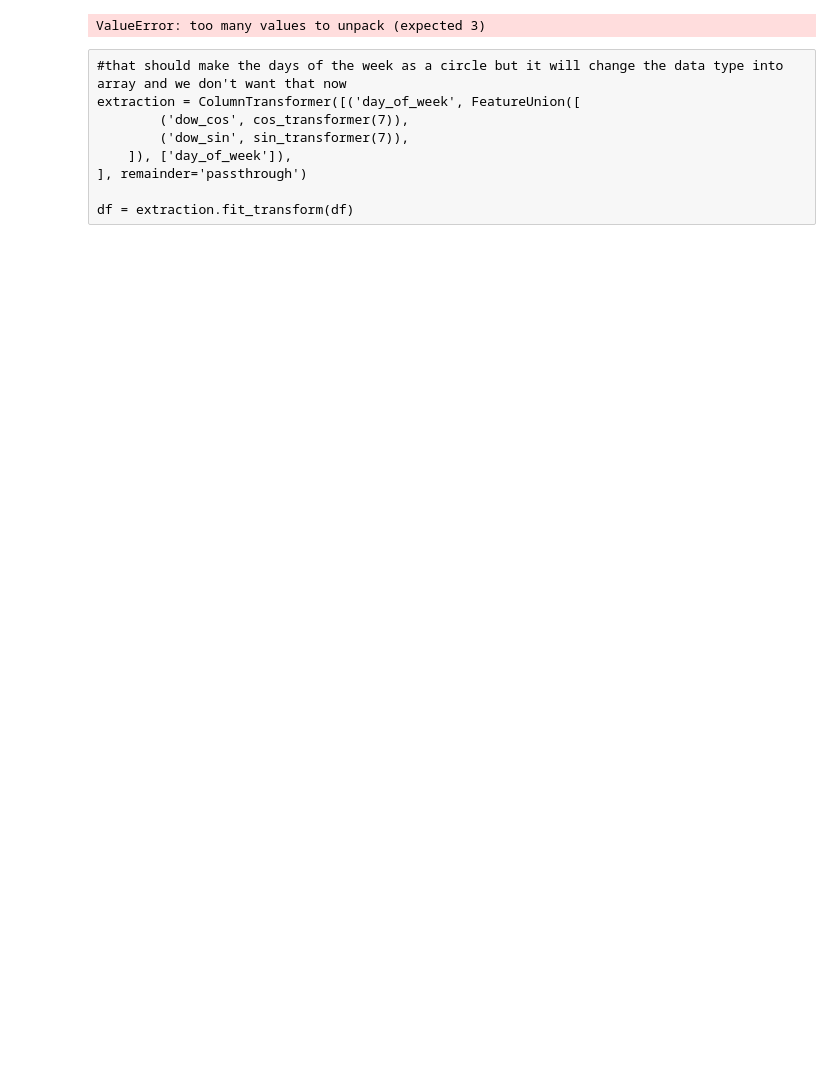
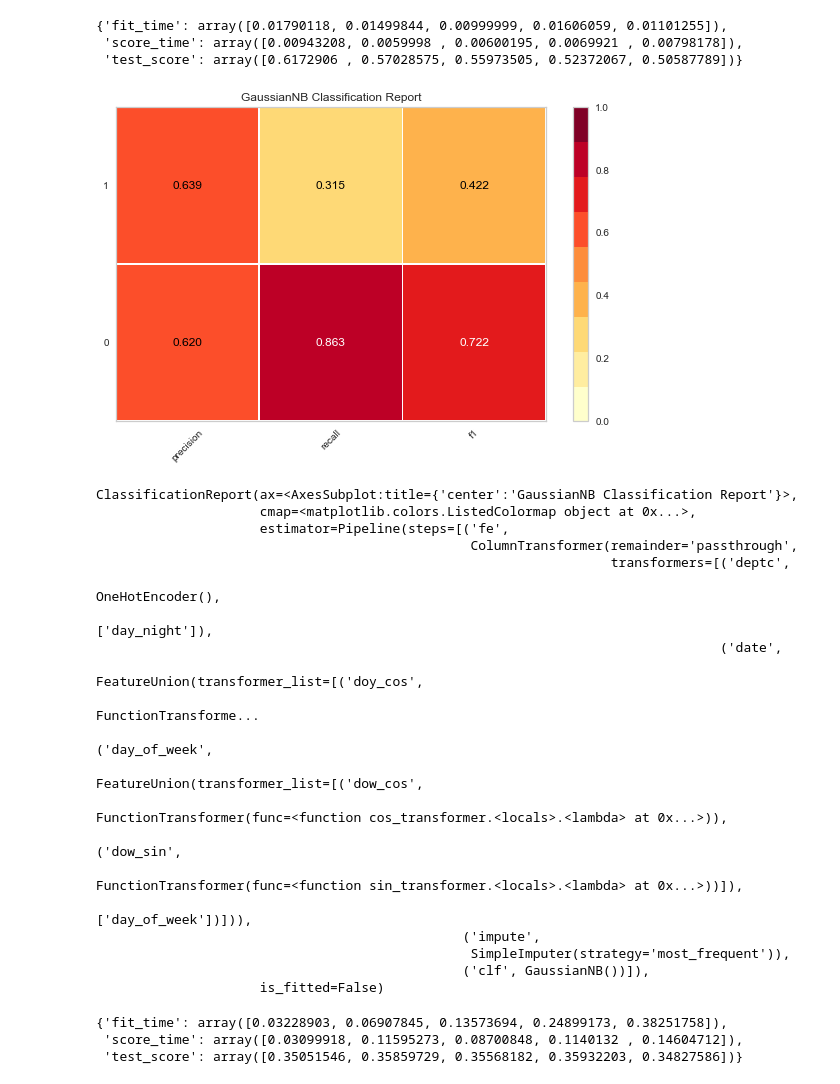
Before and after one commit to georgetown-analytics/MLB, a Jupyter notebook: ML_Wrangling.ipynb, the cells around one changed output. Drawn from its saved outputs; the diff is of its cells as text; code cells hidden in the pictures; blank space fills up the shorter version.

Commit message:
ML models and vis

```diff
--- a/ML_Wrangling.ipynb
+++ b/ML_Wrangling.ipynb
@@ -50 +114,8 @@ df = df[df.columns.drop(list(df.filter(regex='name')))]
+# %%
+X = df_2[features]
+y = Binarizer(threshold=0.0).fit_transform([target])[0]
+# %%
+X_train, X_test, y_train, y_test = train_test_split(
+    X, y, test_size=0.2
+)
 # %%
@@ -110,21 +136,15 @@ def sin_transformer(period):
 def cos_transformer(period):
     return FunctionTransformer(lambda x: np.cos(x / period * 2 * np.pi))
 # %%
-# encode special columns that don't have any value connected with other columns
-# unfotinatly it gave an error that so many data to unpack so I will sperate them
+
 extraction = ColumnTransformer([
-    ('lbs', LabelEncoder(), ['acquisition_info'],["park_id"]),
-    ('date', FeatureUnion([
+     ('deptc', OneHotEncoder(), ['day_night']),
+     ('date', FeatureUnion([
         ('doy_cos', cos_transformer(365)),
         ('doy_sin', sin_transformer(365)),
     ]), ['date']),
-    ('deptc', OneHotEncoder(), ['day_night'], ["forefeit"],["protest"]),
     ('day_of_week', FeatureUnion([
         ('dow_cos', cos_transformer(7)),
         ('dow_sin', sin_transformer(7)),
     ]), ['day_of_week']),
 ], remainder='passthrough')
-
-df = extraction.fit_transform(df)
-# %% [output]
-ValueError: too many values to unpack (expected 3)
@@ -145,9 +150,0 @@ df['protest'] = lable.fit_transform(df['protest'])
-# %% [raw]
-#that should make the days of the week as a circle but it will change the data type into array and we don't want that now
-extraction = ColumnTransformer([('day_of_week', FeatureUnion([
-        ('dow_cos', cos_transformer(7)),
-        ('dow_sin', sin_transformer(7)),
-    ]), ['day_of_week']),
-], remainder='passthrough')
-
-df = extraction.fit_transform(df)
@@ -155,0 +151,46 @@ df.to_csv("ML_wranlge.csv",index=False)
+# %%
+model1 = Pipeline([
+    ('fe', extraction),
+    ('impute', SimpleImputer(strategy="most_frequent")),
+    ('clf', GaussianNB()),
+])
+cross_validate(model1, X_train, y_train, cv=TimeSeriesSplit(), scoring='f1_macro')
+# %% [output]
+{'fit_time': array([0.01790118, 0.01499844, 0.00999999, 0.01606059, 0.01101255]),
+ 'score_time': array([0.00943208, 0.0059998 , 0.00600195, 0.0069921 , 0.00798178]),
+ 'test_score': array([0.6172906 , 0.57028575, 0.55973505, 0.52372067, 0.50587789])}
+# %%
+classification_report(model1, X_train, y_train, X_test, y_test, is_fitted=False)
+# %% [output]
+[figure, added]
+ClassificationReport(ax=<AxesSubplot:title={'center':'GaussianNB Classification Report'}>,
+                     cmap=<matplotlib.colors.ListedColormap object at 0x...>,
+                     estimator=Pipeline(steps=[('fe',
+                                                ColumnTransformer(remainder='passthrough',
+                                                                  transformers=[('deptc',
+                                                                                 OneHotEncoder(),
+                                                                                 ['day_night']),
+                                                                                ('date',
+                                                                                 FeatureUnion(transformer_list=[('doy_cos',
+                                                                                                                 FunctionTransforme...
+                                                                                ('day_of_week',
+                                                                                 FeatureUnion(transformer_list=[('dow_cos',
+                                                                                                                 FunctionTransformer(func=<function cos_transformer.<locals>.<lambda> at 0x...>)),
+                                                                                                                ('dow_sin',
+                                                                                                                 FunctionTransformer(func=<function sin_transformer.<locals>.<lambda> at 0x...>))]),
+                                                                                 ['day_of_week'])])),
+                                               ('impute',
+                                                SimpleImputer(strategy='most_frequent')),
+                                               ('clf', GaussianNB())]),
+                     is_fitted=False)
+# %%
+model2 = Pipeline([
+    ('fe', extraction),
+    ('impute', SimpleImputer(strategy="most_frequent")),
+    ('clf', SVC(kernel='rbf', degree=3)),
+])
+cross_validate(model2, X_train, y_train, cv=TimeSeriesSplit(), scoring='f1_macro')
+# %% [output]
+{'fit_time': array([0.03228903, 0.06907845, 0.13573694, 0.24899173, 0.38251758]),
+ 'score_time': array([0.03099918, 0.11595273, 0.08700848, 0.1140132 , 0.14604712]),
+ 'test_score': array([0.35051546, 0.35859729, 0.35568182, 0.35932203, 0.34827586])}
```
Also changed, not shown: parts of 40 cells of this notebook.
